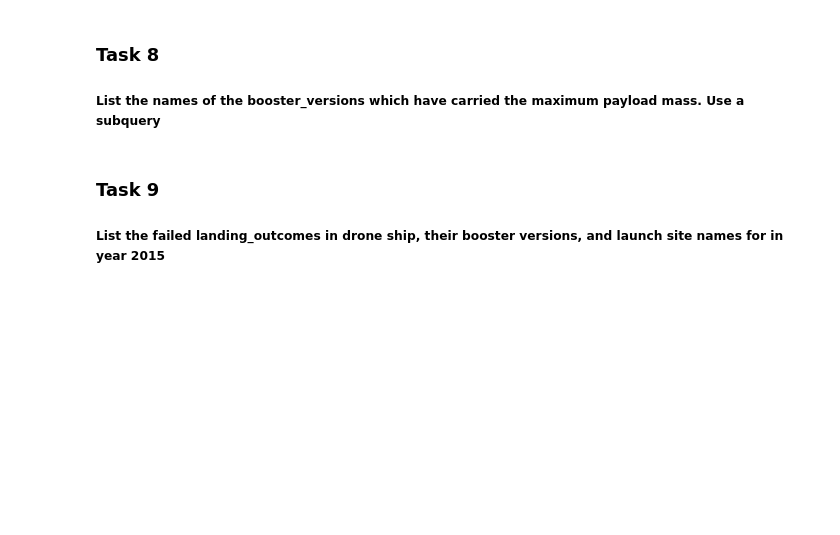
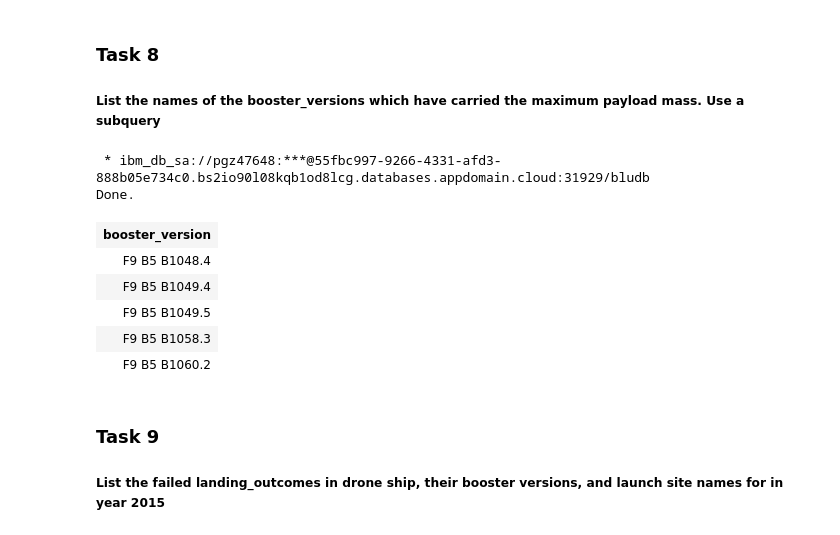
Before and after one commit to Leocadion/IBM-Data-Science-Final-Project, a Jupyter notebook: jupyter-labs-eda-sql-coursera.ipynb, the cells around one changed output. Drawn from its saved outputs; the diff is of its cells as text; code cells hidden in the pictures; blank space fills up the shorter version.

```diff
--- a/jupyter-labs-eda-sql-coursera.ipynb
+++ b/jupyter-labs-eda-sql-coursera.ipynb
@@ -121,6 +209,19 @@ Now write and execute SQL queries to solve the assignment tasks.
 ### Task 8
 
 ##### List the   names of the booster_versions which have carried the maximum payload mass. Use a subquery
+# %%
+%%sql
+SELECT DISTINCT booster_version from spacex
+where payload_mass__kg_ = (SELECT MAX(payload_mass__kg_) from spacex)
+# %% [output]
+ * ibm_db_sa://pgz47648:***@55fbc997-9266-4331-afd3-888b05e734c0.bs2io90l08kqb1od8lcg.databases.appdomain.cloud:31929/bludb
+Done.
+| booster_version |
+| F9 B5 B1048.4 |
+| F9 B5 B1049.4 |
+| F9 B5 B1049.5 |
+| F9 B5 B1058.3 |
+| F9 B5 B1060.2 |
 # %% [markdown]
 ### Task 9
 
```
Also changed, not shown: parts of 12 cells of this notebook, 8 other files.
